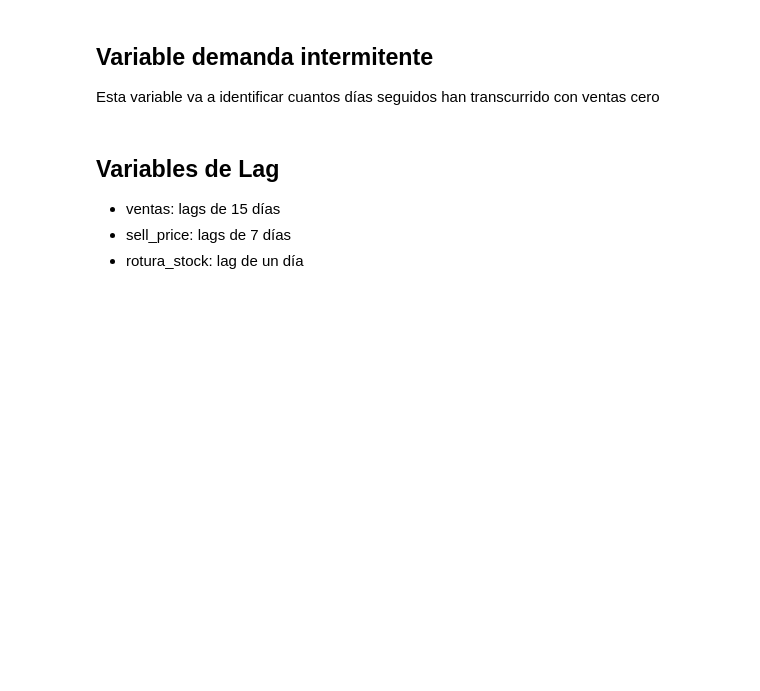
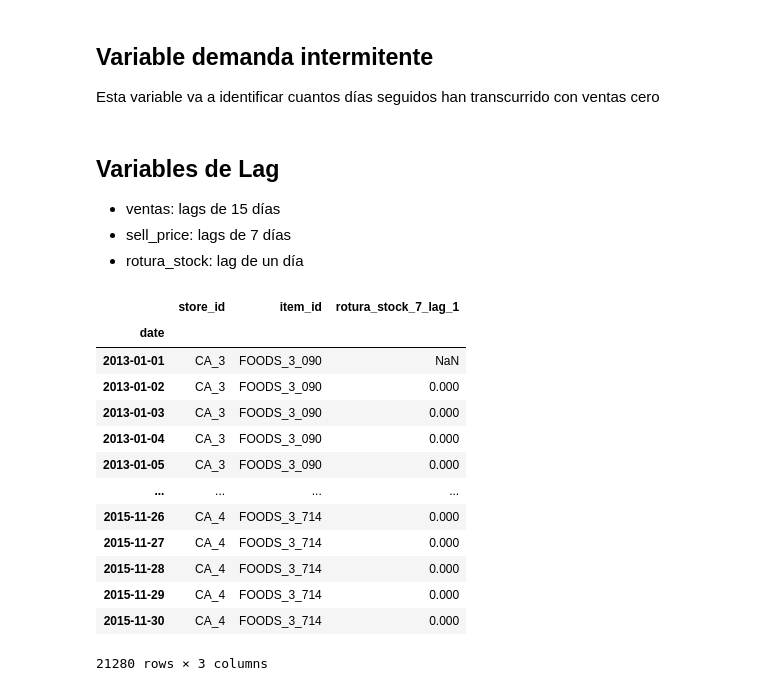
Before and after one commit to PabloHVega/ForecastingRetail, a Jupyter notebook: 03_notebooks/04_Transformacion_de_Datos.ipynb, the cells around one changed output. Saved outputs shown, nothing was run; the diff lists cells and outputs as text; code cells hidden in the pictures; blank space fills up the shorter version.

```diff
--- a/03_notebooks/04_Transformacion_de_Datos.ipynb
+++ b/03_notebooks/04_Transformacion_de_Datos.ipynb
@@ -95,0 +98,5 @@ lags_
+# %%
+lags_rotura_stock_7_df = (df.groupby(['store_id', 'item_id'])
+                                .apply(lambda x : crear_lags(df = x, variable= 'rotura_stock_7', num_lags= 1))
+                                .reset_index()
+                                .set_index('date'))
@@ -95,0 +113,17 @@ lags_
+# %%
+lags_rotura_stock_7_df
+# %% [output]
+|  | store_id | item_id | rotura_stock_7_lag_1 |
+| date |  |  |  |
+| 2013-01-01 | CA_3 | FOODS_3_090 | NaN |
+| 2013-01-02 | CA_3 | FOODS_3_090 | 0.000 |
+| 2013-01-03 | CA_3 | FOODS_3_090 | 0.000 |
+| 2013-01-04 | CA_3 | FOODS_3_090 | 0.000 |
+| 2013-01-05 | CA_3 | FOODS_3_090 | 0.000 |
+| ... | ... | ... | ... |
+| 2015-11-26 | CA_4 | FOODS_3_714 | 0.000 |
+| 2015-11-27 | CA_4 | FOODS_3_714 | 0.000 |
+| 2015-11-28 | CA_4 | FOODS_3_714 | 0.000 |
+| 2015-11-29 | CA_4 | FOODS_3_714 | 0.000 |
+| 2015-11-30 | CA_4 | FOODS_3_714 | 0.000 |
+21280 rows × 3 columns
```
Also changed, not shown: parts of 53 cells of this notebook, 1 other file.
